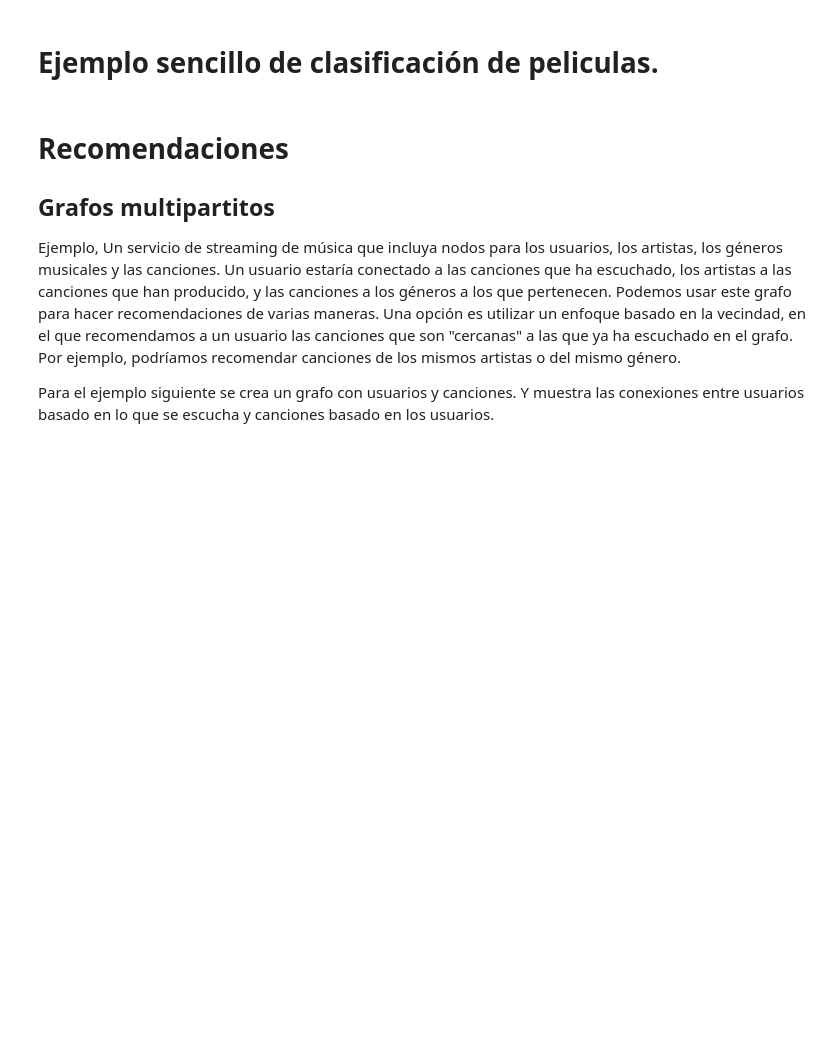
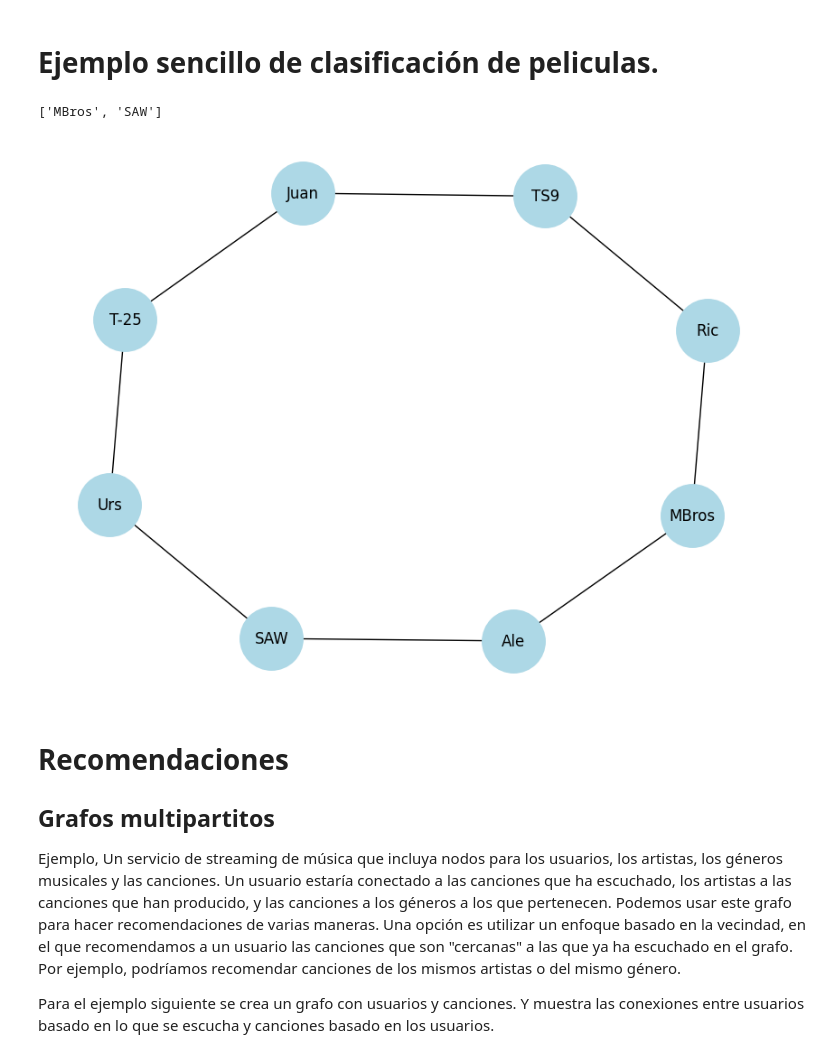
Before and after one commit to sharop/TallerGrafos24, a Jupyter notebook: Actividades_3.ipynb, the cells around one changed output. Saved outputs shown, nothing was run; the diff lists cells and outputs as text; code cells hidden in the pictures; blank space fills up the shorter version.

```diff
--- a/Actividades_3.ipynb
+++ b/Actividades_3.ipynb
@@ -21,42 +21,45 @@ import matplotlib.pyplot as plt
 # Crear un grafo bipartito
 G = nx.Graph()
 users = ['Juan', 'Ric', 'Urs', 'Ale']
-movies = ['TS9', 'T-25', 'SW', 'MBros']
+movies = ['TS9', 'T-25', 'SAW', 'MBros']
 edges = [('Juan', 'TS9'), ('Juan', 'T-25'), ('Ric', 'TS9'),
- ('Ric', 'MBros'), ('Urs', 'T-25'), ('Urs', 'SW'), ('Ale', 'SW'), ('Ale', 'MBros')]
+ ('Ric', 'MBros'), ('Urs', 'T-25'), ('Urs', 'SAW'), ('Ale', 'SAW'), ('Ale', 'MBros')]
 G.add_nodes_from(users, bipartite=0)
 G.add_nodes_from(movies, bipartite=1)
 G.add_edges_from(edges)
 
 # Dibujar el grafo
 plt.figure(figsize=(8, 6))
 pos = nx.spring_layout(G, seed=42)  # para un diseño consistente
 nx.draw(G, pos, with_labels=True, node_color='lightblue', node_size=2500)
 
 # Función para generar recomendaciones
 def recommend_movies(user):
     # Buscar películas vistas por el usuario
     seen_movies = set(nx.neighbors(G, user))
 
     # Encontrar usuarios similares que también han calificado las mismas películas
     similar_users = set()
     for movie in seen_movies:
         for u in G.neighbors(movie):
             similar_users.add(u)
 
     # Recolectar las películas calificadas por los usuarios similares y no vistas por el usuario objetivo
     candidate_movies = set()
     for u in similar_users:
         for movie in G.neighbors(u):
             if movie not in seen_movies:
                 candidate_movies.add(movie)
 
     return list(candidate_movies)
 
 # Generar recomendaciones para un usuario específico
 movies_for= 'Juan'
 recommendations = recommend_movies(movies_for)
 print(recommendations)
+# %% [output]
+['MBros', 'SAW']
+[figure, added]
 # %%
 # G.add_edges_from([(movies_for, r) for r in recommendations])
 # nx.draw(G, pos, with_labels=True, node_color='lightblue', node_size=2500)
```
Also changed, not shown: parts of 21 cells of this notebook.
